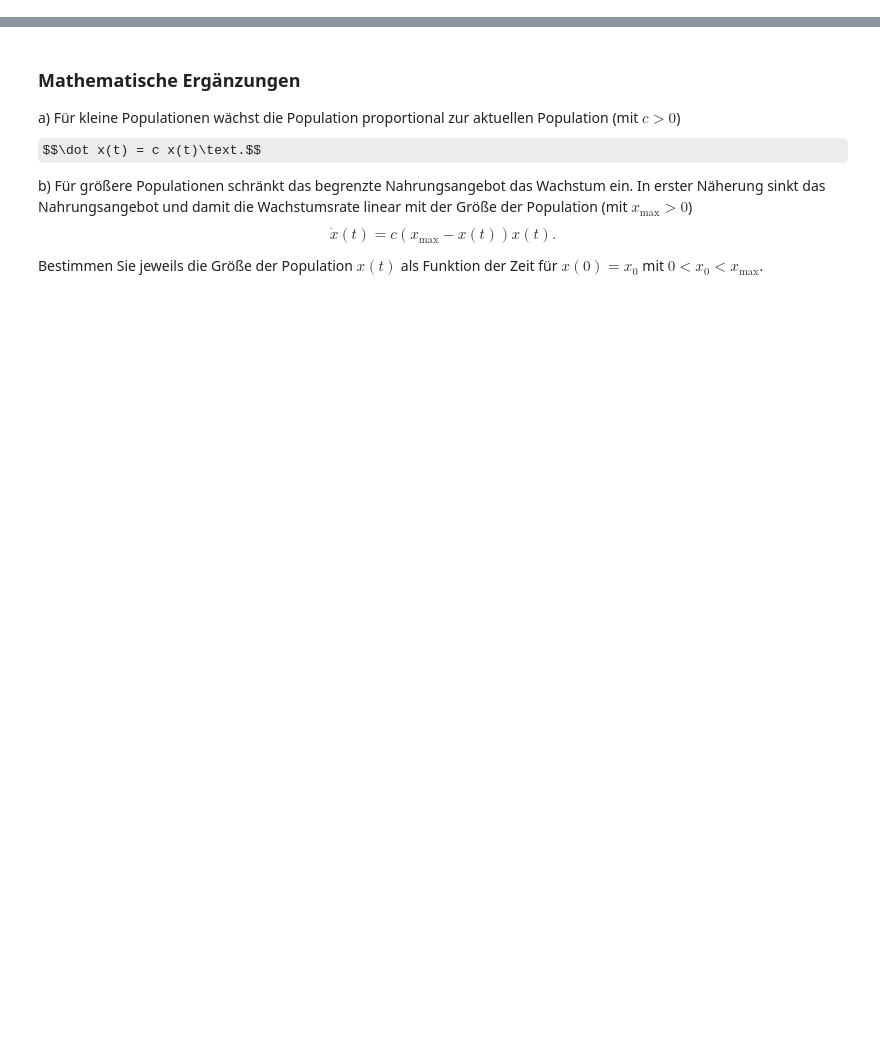
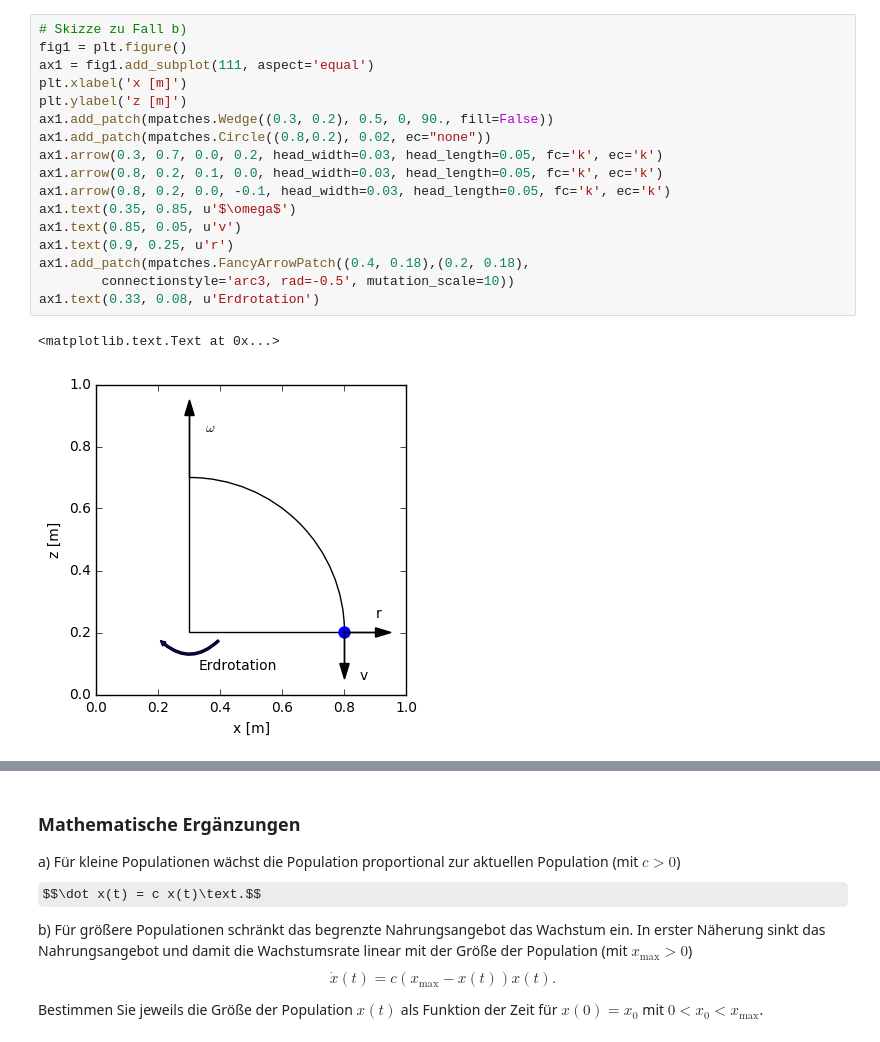
Before and after one commit to philippgadow/tutorium_experimentalphysik1, a Jupyter notebook: blatt6.ipynb, the cells around one changed output, grey strips where cells are left out. Saved outputs shown, nothing was run; the diff lists cells and outputs as text; some formulas as TeX source; blank space fills up the shorter version.

```diff
--- a/blatt6.ipynb
+++ b/blatt6.ipynb
@@ -15,0 +90,20 @@ c) sich auf einem Breitengrad von 45$^{\circ}$ befindet.
+# %%
+# Skizze zu Fall b)
+fig1 = plt.figure()
+ax1 = fig1.add_subplot(111, aspect='equal')
+plt.xlabel('x [m]')
+plt.ylabel('z [m]')
+ax1.add_patch(mpatches.Wedge((0.3, 0.2), 0.5, 0, 90., fill=False))
+ax1.add_patch(mpatches.Circle((0.8,0.2), 0.02, ec="none"))
+ax1.arrow(0.3, 0.7, 0.0, 0.2, head_width=0.03, head_length=0.05, fc='k', ec='k')
+ax1.arrow(0.8, 0.2, 0.1, 0.0, head_width=0.03, head_length=0.05, fc='k', ec='k')
+ax1.arrow(0.8, 0.2, 0.0, -0.1, head_width=0.03, head_length=0.05, fc='k', ec='k')
+ax1.text(0.35, 0.85, u'$\omega$')
+ax1.text(0.85, 0.05, u'v')
+ax1.text(0.9, 0.25, u'r')
+ax1.add_patch(mpatches.FancyArrowPatch((0.4, 0.18),(0.2, 0.18),
+        connectionstyle='arc3, rad=-0.5', mutation_scale=10))
+ax1.text(0.33, 0.08, u'Erdrotation')
+# %% [output]
+<matplotlib.text.Text at 0x...>
+[figure, added]
```
Also changed, not shown: parts of 18 cells of this notebook, 1 other file.
